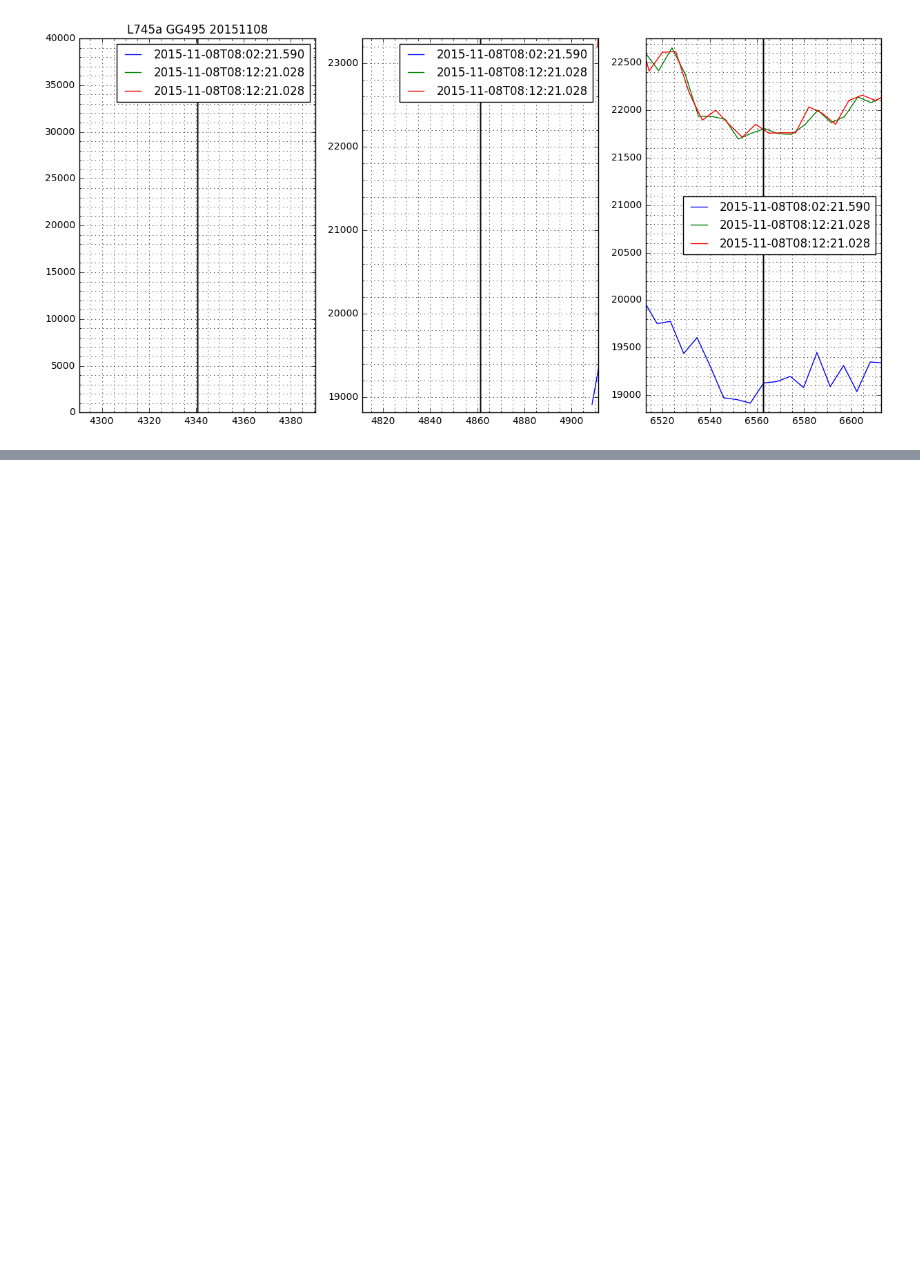
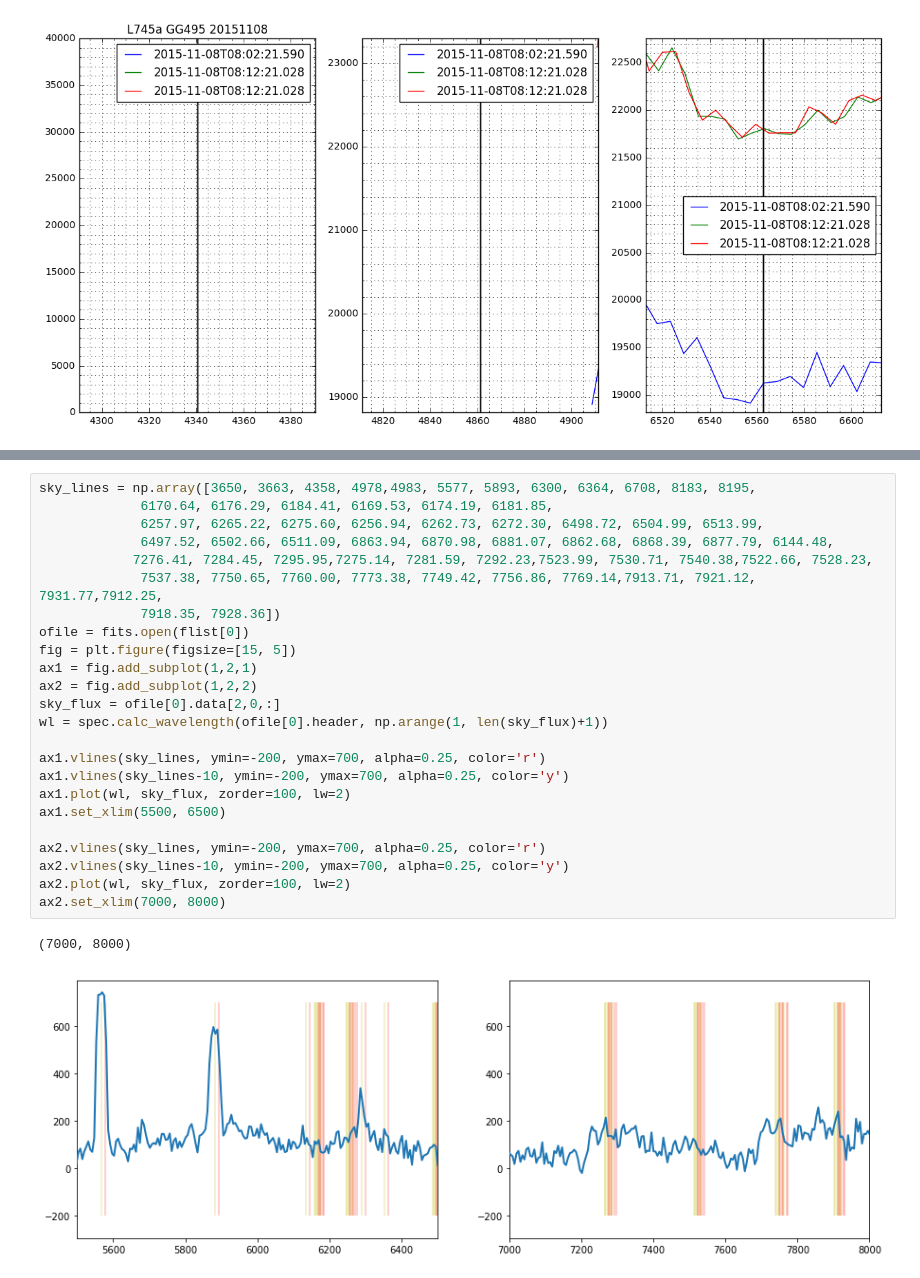
Before and after one commit to abostroem/asassn15oz, a Jupyter notebook: notebooks/wavelength_calib_check.ipynb, the cells around one changed output, grey strips where cells are left out. Drawn from its saved outputs; the diff is of its cells as text; blank space fills up the shorter version.

```diff
--- a/notebooks/wavelength_calib_check.ipynb
+++ b/notebooks/wavelength_calib_check.ipynb
@@ -77,0 +150,27 @@ pyplot.ylim(5000,30000)
+# %%
+sky_lines = np.array([3650, 3663, 4358, 4978,4983, 5577, 5893, 6300, 6364, 6708, 8183, 8195,
+             6170.64, 6176.29, 6184.41, 6169.53, 6174.19, 6181.85,
+             6257.97, 6265.22, 6275.60, 6256.94, 6262.73, 6272.30, 6498.72, 6504.99, 6513.99,
+             6497.52, 6502.66, 6511.09, 6863.94, 6870.98, 6881.07, 6862.68, 6868.39, 6877.79, 6144.48,
+            7276.41, 7284.45, 7295.95,7275.14, 7281.59, 7292.23,7523.99, 7530.71, 7540.38,7522.66, 7528.23,
+             7537.38, 7750.65, 7760.00, 7773.38, 7749.42, 7756.86, 7769.14,7913.71, 7921.12, 7931.77,7912.25,
+             7918.35, 7928.36])
+ofile = fits.open(flist[0])
+fig = plt.figure(figsize=[15, 5])
+ax1 = fig.add_subplot(1,2,1)
+ax2 = fig.add_subplot(1,2,2)
+sky_flux = ofile[0].data[2,0,:]
+wl = spec.calc_wavelength(ofile[0].header, np.arange(1, len(sky_flux)+1))
+
+ax1.vlines(sky_lines, ymin=-200, ymax=700, alpha=0.25, color='r')
+ax1.vlines(sky_lines-10, ymin=-200, ymax=700, alpha=0.25, color='y')
+ax1.plot(wl, sky_flux, zorder=100, lw=2)
+ax1.set_xlim(5500, 6500)
+
+ax2.vlines(sky_lines, ymin=-200, ymax=700, alpha=0.25, color='r')
+ax2.vlines(sky_lines-10, ymin=-200, ymax=700, alpha=0.25, color='y')
+ax2.plot(wl, sky_flux, zorder=100, lw=2)
+ax2.set_xlim(7000, 8000)
+# %% [output]
+(7000, 8000)
+[figure, added]
```
Also changed, not shown: parts of 10 cells of this notebook.
